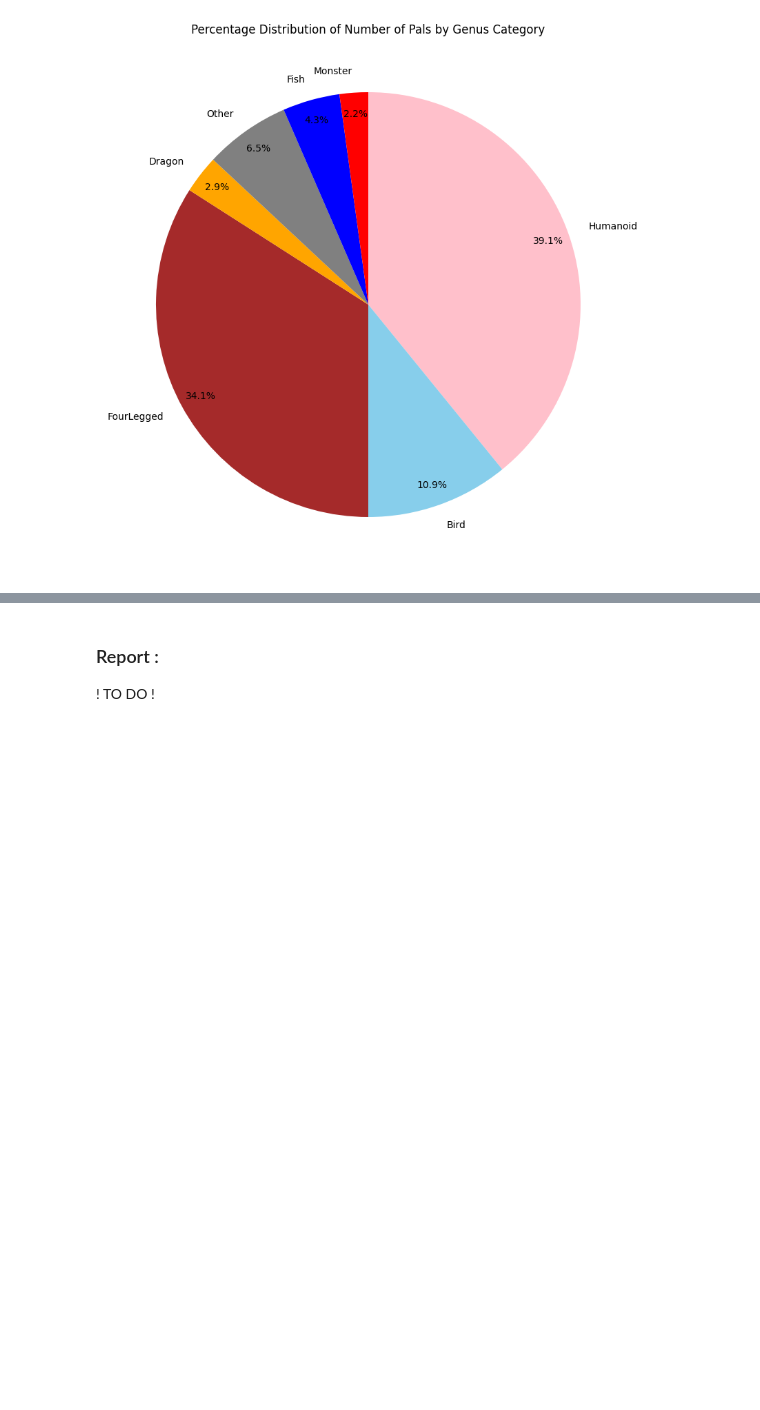
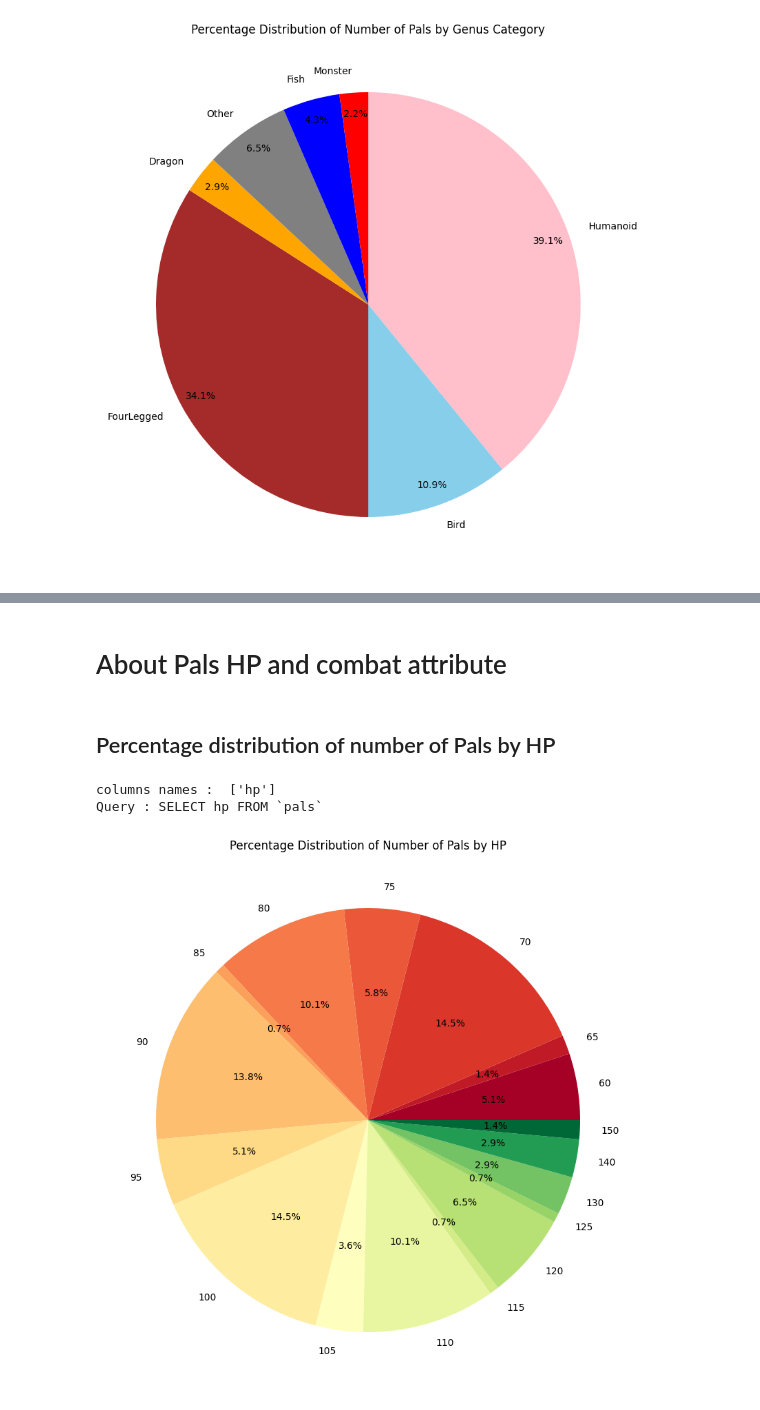
Before and after one commit to christian-aucane/pals-analysis, a Jupyter notebook: analysis.ipynb, the cells around one changed output, grey strips where cells are left out. Cells and saved outputs as stored; diff of their text form; code cells hidden in the pictures; blank space fills up the shorter version.

```diff
--- a/analysis.ipynb
+++ b/analysis.ipynb
@@ -14,7 +17,7 @@ def import_data():
         host="localhost",
         user="root",
         password="root",
-        database="palworld_database"  # Make sure the database name is correct
+        database="palworld_database"
     )
     cursor = palworld_database.cursor()
 
@@ -27,6 +30,10 @@ def import_data():
     palworld_database.close()
 
     return dataset
+
+
+# Creating an instance of the Database class
+db = Database(user='root', password='root', host='localhost', database='palworld_database')
 # %% [markdown]
 # About volume size of Pals
 # %% [markdown]
@@ -537,3 +535,41 @@ genus_category_distribution_double_element_combined_bar()
-# %% [markdown]
-### Report :
-! TO DO !
+# %% [markdown]
+# About Pals HP and combat attribute
+# %% [markdown]
+## Percentage distribution of number of Pals by HP
+# %%
+# Function to plot the distribution of pals by HP in a pie chart
+def hp_distribution_pie():
+
+
+    # Importing the dataset
+    dataset = db.get_df_from_select(table_name="pals", columns_names=["hp"])
+
+    # Extracting hp from the dataset
+    hp = dataset["hp"]
+
+    # Counting the number of pals for each unique HP value
+    hp_counts = hp.value_counts().sort_index()
+
+    # Normalizing HP values to 0-1 range for color mapping
+    norm = mcolors.Normalize(vmin=hp_counts.index.min(), vmax=hp_counts.index.max())
+
+    # Creating a color map
+    cmap = plt.get_cmap('RdYlGn')
+
+    # Creating the pie chart with color gradient
+    plt.pie(hp_counts, labels=hp_counts.index, colors=[cmap(norm(value)) for value in hp_counts.index], autopct='%1.1f%%')
+
+    # change fig size
+    fig = plt.gcf()
+    fig.set_size_inches(10, 10)
+
+    # Adding a title
+    plt.title('Percentage Distribution of Number of Pals by HP')
+    plt.show()
+
+# Calling the function
+hp_distribution_pie()
+# %% [output]
+columns names :  ['hp']
+Query : SELECT hp FROM `pals`
+[figure, added]
```
Also changed, not shown: parts of 46 cells of this notebook.
